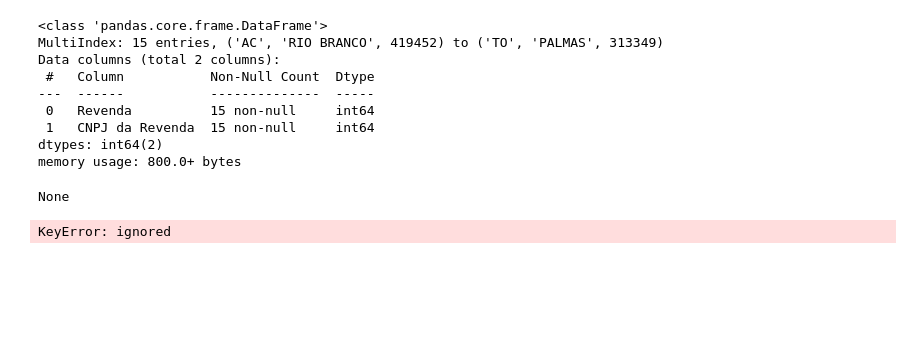
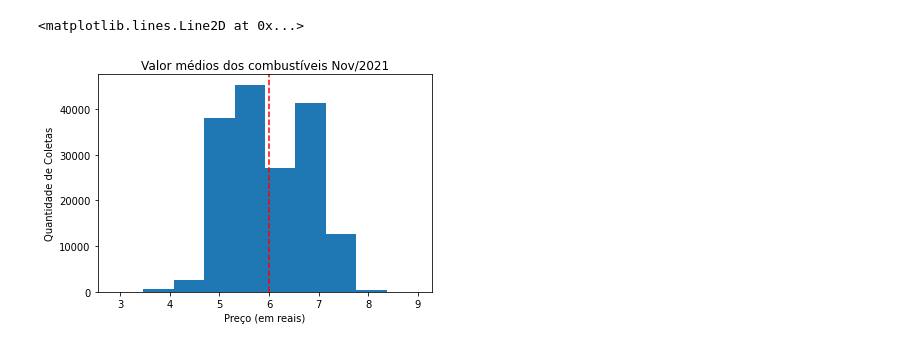
Before and after one commit to Samuel-RR/CursoDeExtensaoPythonPandas, a Jupyter notebook: Segundo_exemplo_em_Python_Pandas.ipynb, the cells around one changed output. Drawn from its saved outputs; the diff is of its cells as text; code cells hidden in the pictures; blank space fills up the shorter version.

```diff
--- a/Segundo_exemplo_em_Python_Pandas.ipynb
+++ b/Segundo_exemplo_em_Python_Pandas.ipynb
@@ -121,22 +64,23 @@ display(merge_df.head(100))
 #Agrupar e contar quantos postos tem na cidade..
 postos_por_municipio_df = merge_df.groupby(by=['Estado - Sigla', 'Municipio', 'NumHabitantes2021']).count()
 postos_por_municipio_df.reset_index(inplace=True)
-#display(postos_por_municipio_df.info())
 postos_por_municipio_df.drop('CNPJ da Revenda', axis=1, inplace=True)
 postos_por_municipio_df.rename(columns={"Revenda": "NumPostos"}, inplace=True)
 
-postos_por_municipio_df['PostosPorHabitante'] = postos_por_municipio_df['NumPostos'] / postos_por_municipio_df['NumHabitantes2021']
-display(postos_por_municipio_df.info())
-display(postos_por_municipio_df)
+postos_por_municipio_df['HabitantePorPosto'] =  postos_por_municipio_df['NumHabitantes2021'] / postos_por_municipio_df['NumPostos']
+#display(postos_por_municipio_df.info())
+display(postos_por_municipio_df.round(2))
-# %% [output]
-<class 'pandas.core.frame.DataFrame'>
-MultiIndex: 15 entries, ('AC', 'RIO BRANCO', 419452) to ('TO', 'PALMAS', 313349)
-Data columns (total 2 columns):
- #   Column           Non-Null Count  Dtype
----  ------           --------------  -----
- 0   Revenda          15 non-null     int64
- 1   CNPJ da Revenda  15 non-null     int64
-dtypes: int64(2)
-memory usage: 800.0+ bytes
-None
-KeyError: ignored
+# %%
+import matplotlib.pyplot as plt
+plt.hist(combustiveis_df['Valor de Venda'])
+
+plt.title("Valor médios dos combustíveis Nov/2021")
+
+plt.xlabel("Preço (em reais)")
+
+plt.ylabel("Quantidade de Coletas")
+
+plt.axvline(combustiveis_df['Valor de Venda'].mean(), color='red', linestyle='dashed', linewidth=1.5)
+# %% [output]
+<matplotlib.lines.Line2D at 0x...>
+[figure, added]
```
Also changed, not shown: parts of 9 cells of this notebook.
